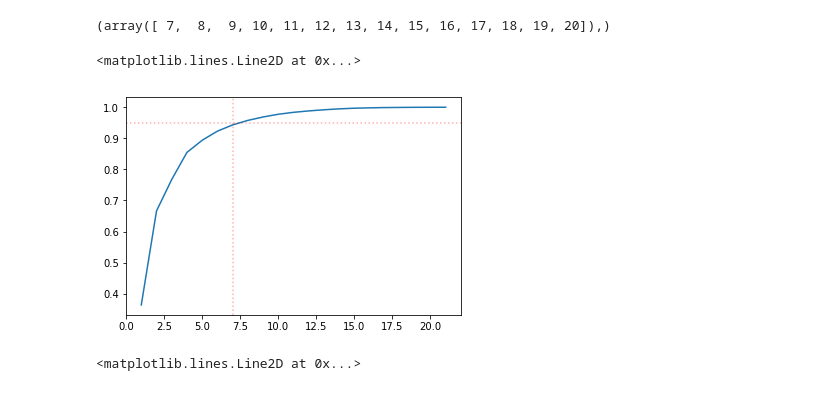
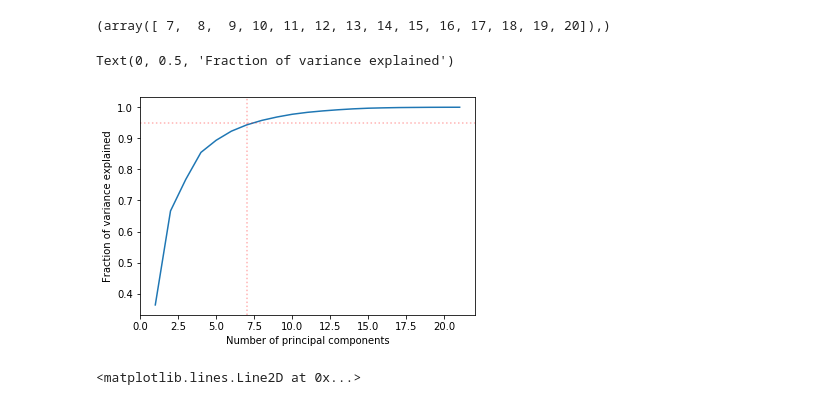
Before and after one commit to piovere/nucnotes, a Jupyter notebook: ne579/Homework/hw08/HW 08.ipynb, the cells around one changed output. Cells and saved outputs as stored; diff of their text form; code cells hidden in the pictures.

```diff
--- a/ne579/Homework/hw08/HW 08.ipynb
+++ b/ne579/Homework/hw08/HW 08.ipynb
@@ -62,10 +62,12 @@ np.where(np.cumsum(pca.explained_variance_ratio_) > 0.95)
 # %%
 plt.plot(range(1, pca.explained_variance_.shape[0]+1), np.cumsum(pca.explained_variance_ratio_))
 plt.axhline(y=0.95, color='r', linestyle=':', alpha=0.3)
 plt.axvline(x=7, color='r', linestyle=':', alpha=0.3)
+plt.xlabel("Number of principal components")
+plt.ylabel("Fraction of variance explained")
 # %% [output]
-<matplotlib.lines.Line2D at 0x...>
+Text(0, 0.5, 'Fraction of variance explained')
-[figure, old version]
+[figure, new version]
 # %%
 plt.plot(pca.explained_variance_)
 plt.axvline(x=4, color='r', linestyle=':', alpha=0.3)
```
Also changed, not shown: parts of 31 cells of this notebook, 9 other files.
